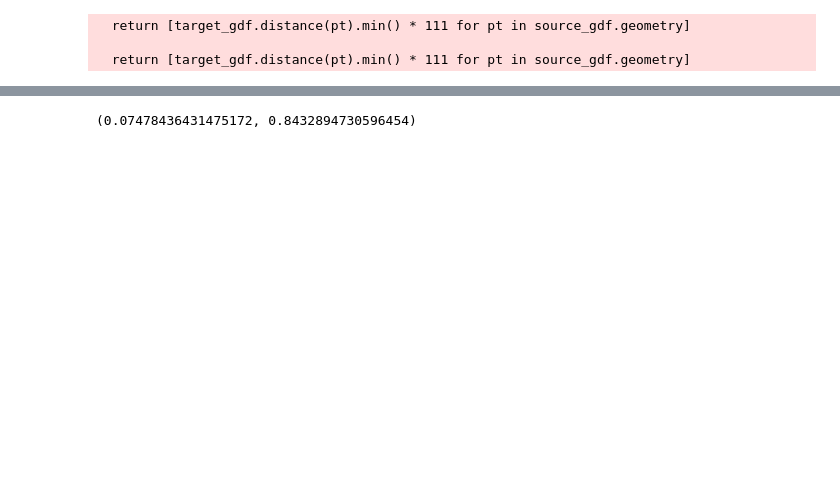
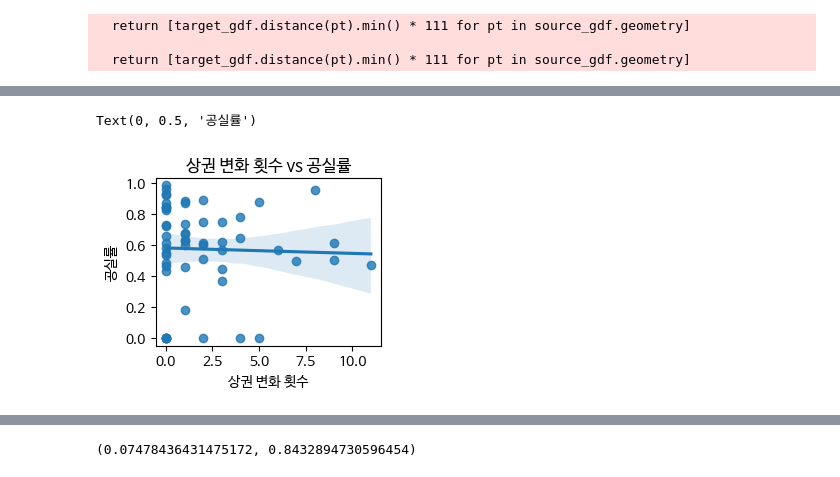
Before and after one commit to LHMade/LH-Made-Cookies, a Jupyter notebook: sori_LH_Made_Cookies_fin.ipynb, the cells around one changed output, grey strips where cells are left out. Drawn from its saved outputs; the diff is of its cells as text; code cells hidden in the pictures; blank space fills up the shorter version.

```diff
--- a/sori_LH_Made_Cookies_fin.ipynb
+++ b/sori_LH_Made_Cookies_fin.ipynb
@@ -120,0 +146,10 @@ gdf_industrial.fillna(0, inplace=True)
+# %%
+# 상권 개수와 공실률 관계
+plt.subplot(2,2,3)
+sns.regplot(x=gdf_industrial["num_business_changes"], y=gdf_industrial["vacancy_rate"])
+plt.title("상권 변화 횟수 vs 공실률")
+plt.xlabel("상권 변화 횟수")
+plt.ylabel("공실률")
+# %% [output]
+Text(0, 0.5, '공실률')
+[figure, added]
```
Also changed, not shown: parts of 15 cells of this notebook.
